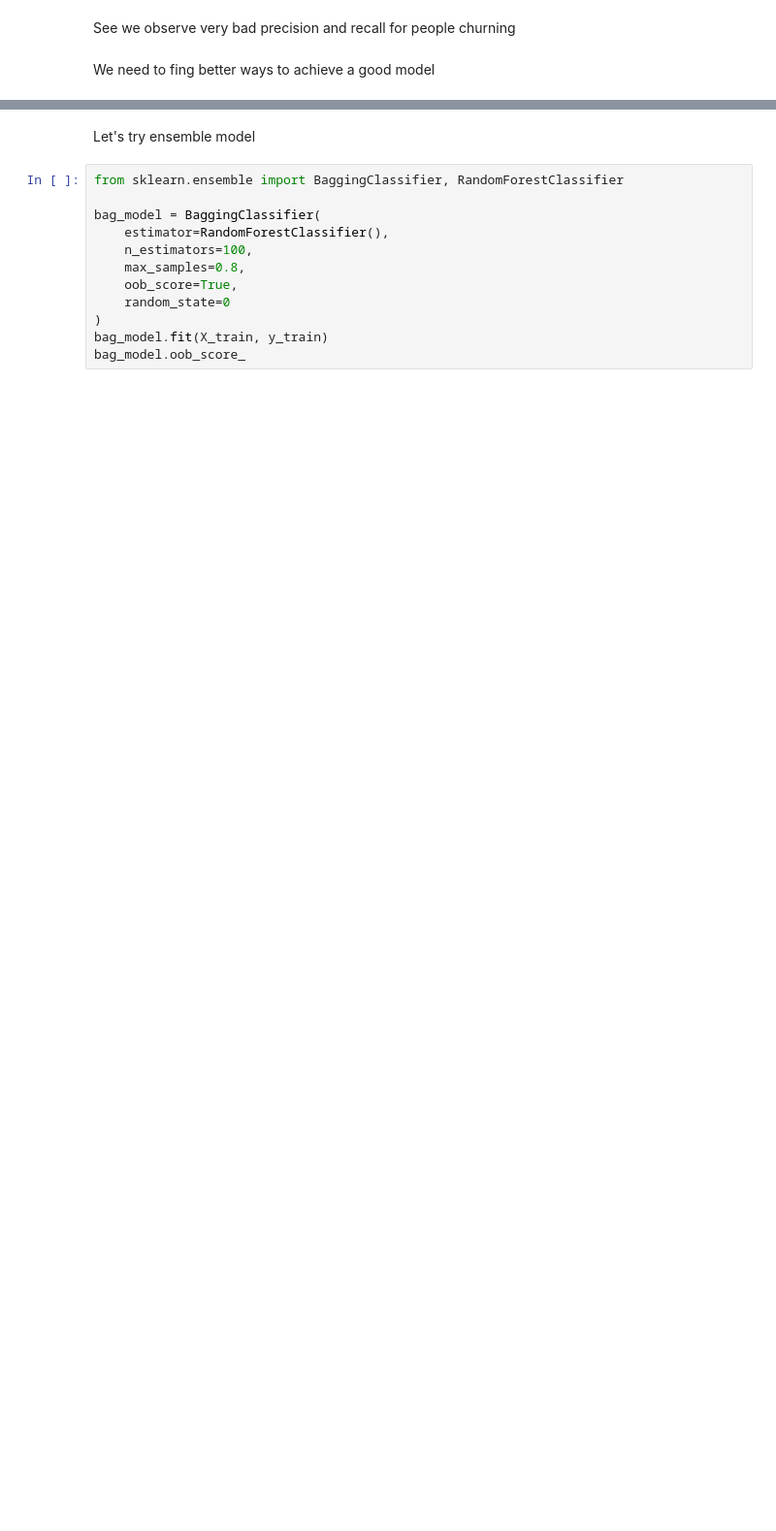
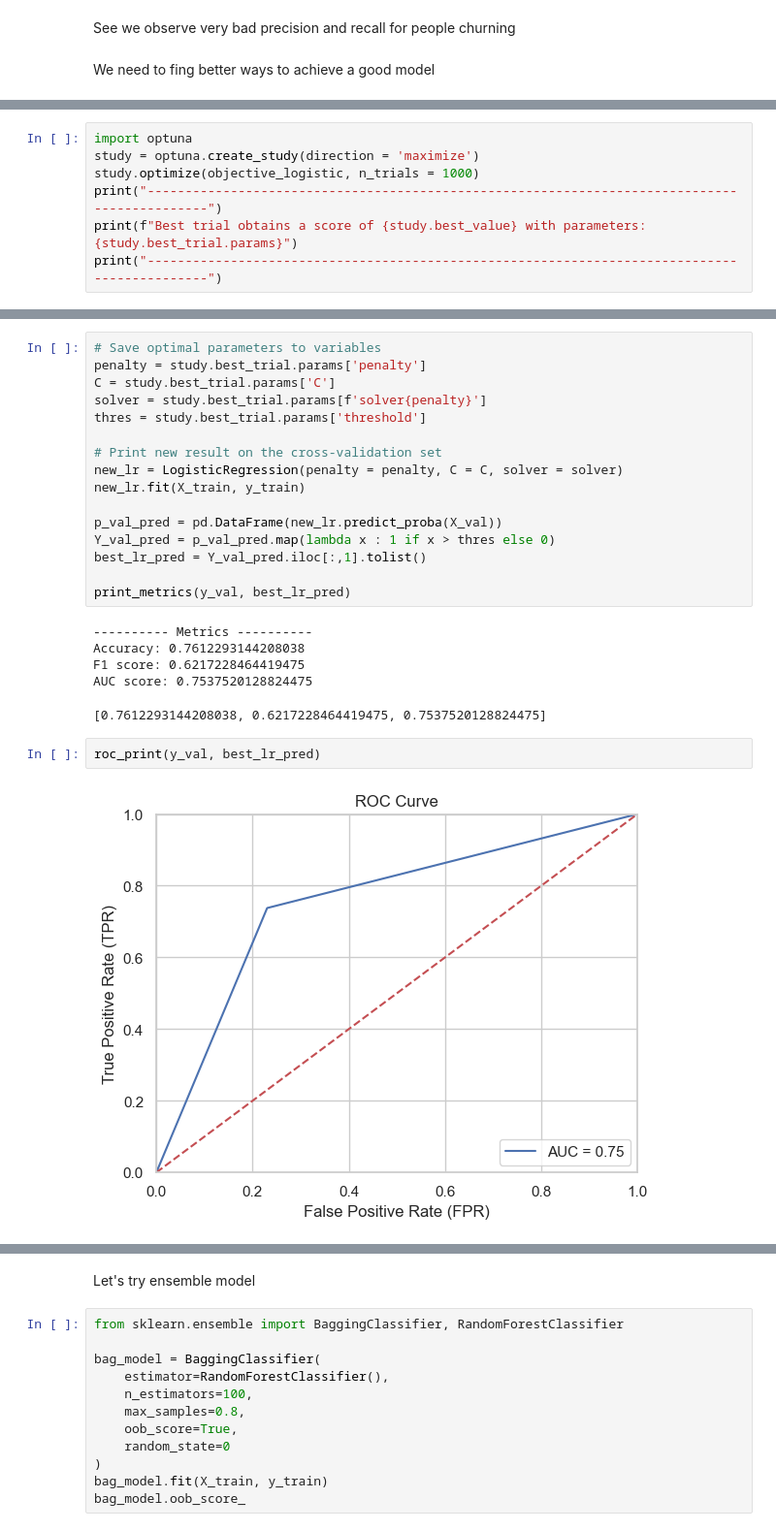
Before and after one commit to RonanRibouletPython/Customer_Churn_Prediction_Project, a Jupyter notebook: notebook/model_experiments.ipynb, the cells around one changed output, grey strips where cells are left out. Shown at 97% size. Cells and saved outputs as stored; diff of their text form; blank space fills up the shorter version.

```diff
--- a/notebook/model_experiments.ipynb
+++ b/notebook/model_experiments.ipynb
@@ -751,0 +897,7 @@ We need to fing better ways to achieve a good model
+# %%
+import optuna
+study = optuna.create_study(direction = 'maximize')
+study.optimize(objective_logistic, n_trials = 1000)
+print("---------------------------------------------------------------------------------------------")
+print(f"Best trial obtains a score of {study.best_value} with parameters: {study.best_trial.params}")
+print("---------------------------------------------------------------------------------------------")
@@ -751,0 +925,26 @@ We need to fing better ways to achieve a good model
+# %%
+# Save optimal parameters to variables
+penalty = study.best_trial.params['penalty']
+C = study.best_trial.params['C']
+solver = study.best_trial.params[f'solver{penalty}']
+thres = study.best_trial.params['threshold']
+
+# Print new result on the cross-validation set
+new_lr = LogisticRegression(penalty = penalty, C = C, solver = solver)
+new_lr.fit(X_train, y_train)
+
+p_val_pred = pd.DataFrame(new_lr.predict_proba(X_val))
+Y_val_pred = p_val_pred.map(lambda x : 1 if x > thres else 0)
+best_lr_pred = Y_val_pred.iloc[:,1].tolist()
+
+print_metrics(y_val, best_lr_pred)
+# %% [output]
+---------- Metrics ----------
+Accuracy: 0.7612293144208038
+F1 score: 0.6217228464419475
+AUC score: 0.7537520128824475
+[0.7612293144208038, 0.6217228464419475, 0.7537520128824475]
+# %%
+roc_print(y_val, best_lr_pred)
+# %% [output]
+[figure, added]
```
Also changed, not shown: parts of 57 cells of this notebook, 4 other files.
